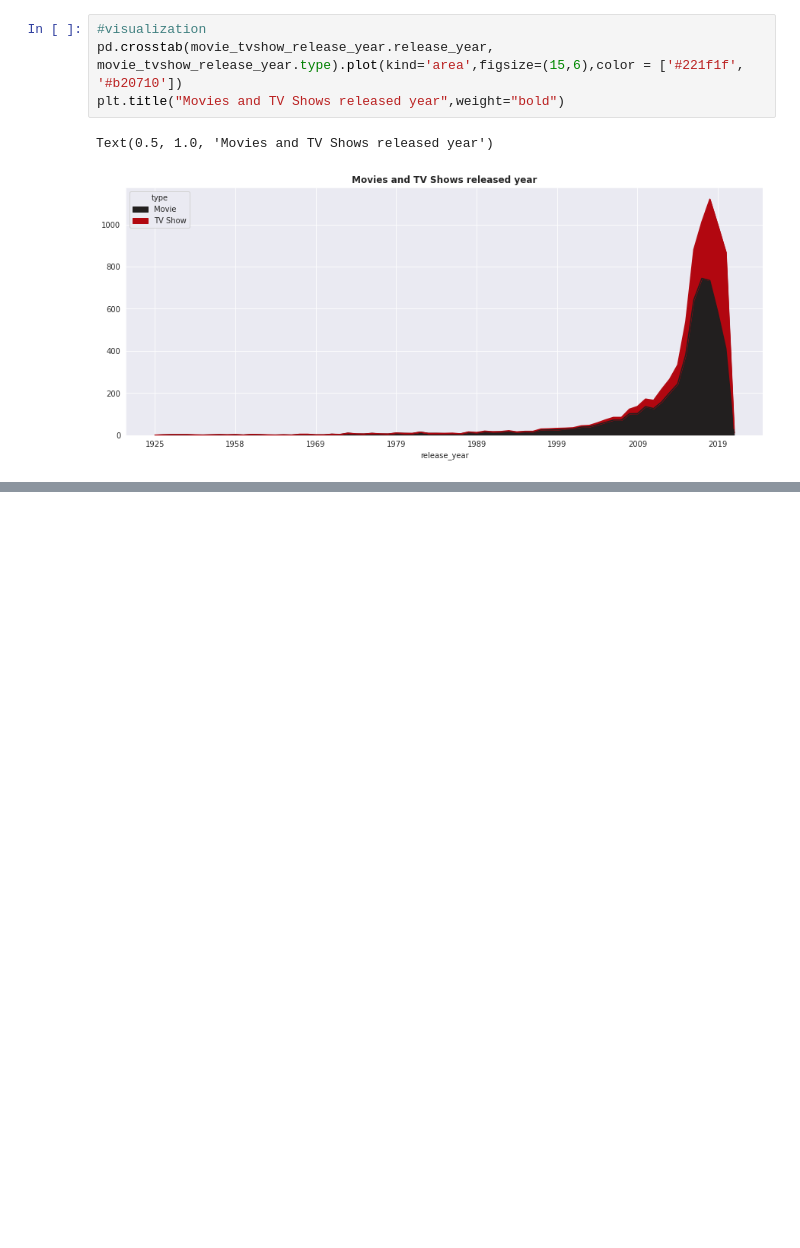
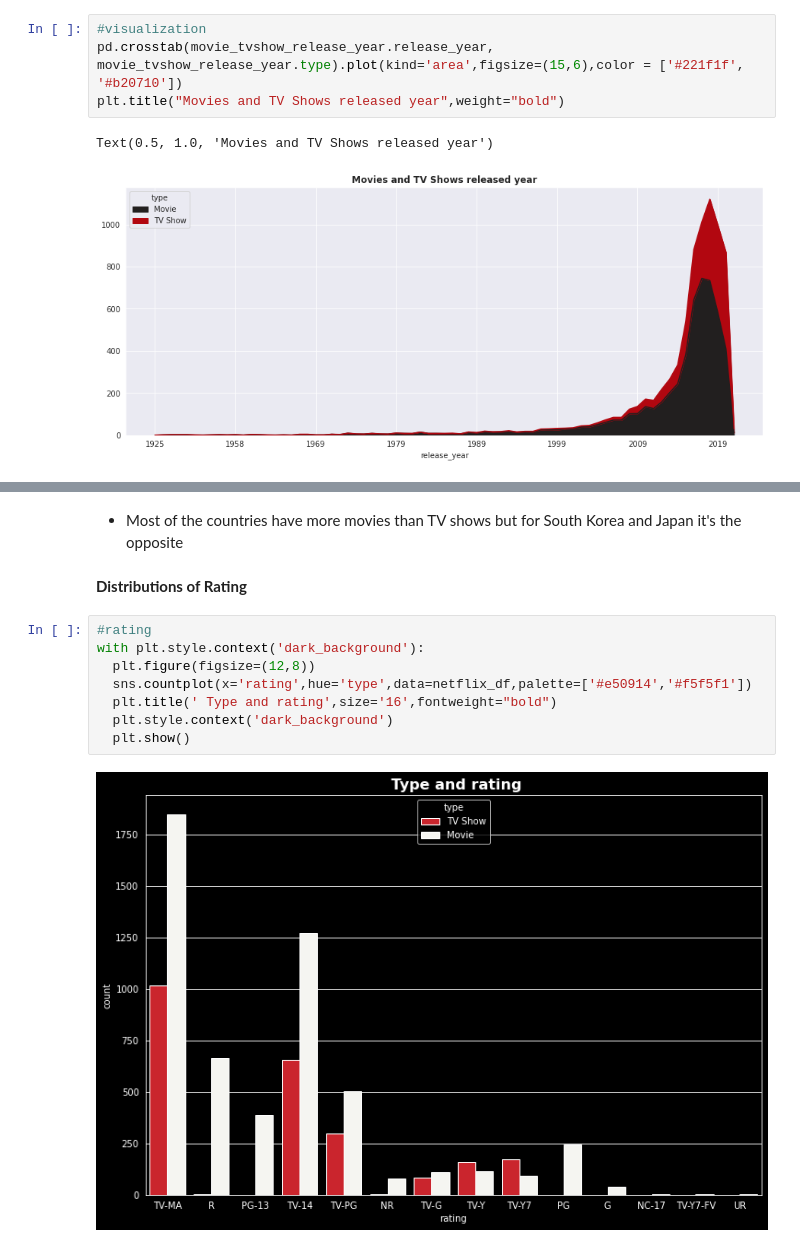
Before and after one commit to victorious07/Netflix-Movies-and-TV-Shows-Clustering, a Jupyter notebook: Netflix_Movies_And_TVShows_Clustering_CapstoneProject.ipynb, the cells around one changed output, grey strips where cells are left out. Cells and saved outputs as stored; diff of their text form; blank space fills up the shorter version.

```diff
--- a/Netflix_Movies_And_TVShows_Clustering_CapstoneProject.ipynb
+++ b/Netflix_Movies_And_TVShows_Clustering_CapstoneProject.ipynb
@@ -405,0 +447,14 @@ Text(0.5, 1.0, 'Movies and TV Shows released year')
+# %% [markdown]
+* Most of the countries have more movies than TV shows but for South Korea and Japan it's the opposite
+# %% [markdown]
+**Distributions of Rating**
+# %%
+#rating
+with plt.style.context('dark_background'):
+  plt.figure(figsize=(12,8))
+  sns.countplot(x='rating',hue='type',data=netflix_df,palette=['#e50914','#f5f5f1'])
+  plt.title(' Type and rating',size='16',fontweight="bold")
+  plt.style.context('dark_background')
+  plt.show()
+# %% [output]
+[figure, added]
```
Also changed, not shown: parts of 14 cells of this notebook.
